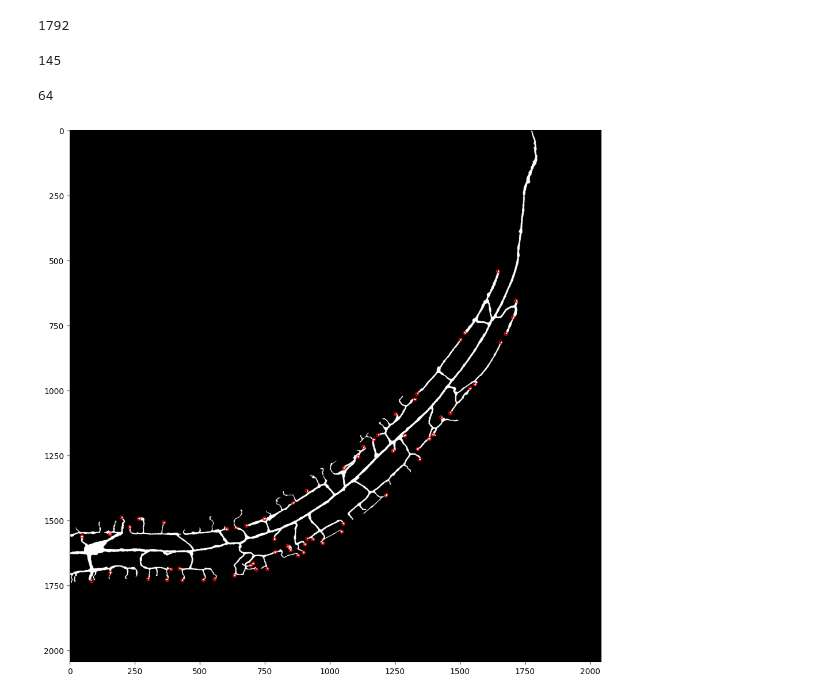
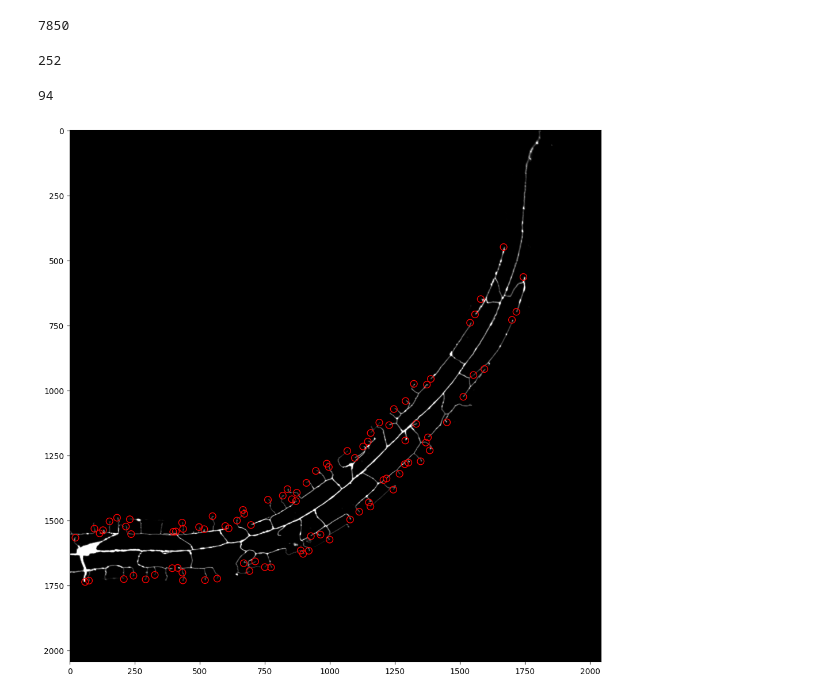
Before and after one commit to nghess/worm-warp, a Jupyter notebook: template_matching.ipynb, the cells around one changed output. Saved outputs shown, nothing was run; the diff lists cells and outputs as text; code cells hidden in the pictures.

```diff
--- a/template_matching.ipynb
+++ b/template_matching.ipynb
@@ -55,31 +55,30 @@ def generate_features(win, feature, angle=0, thickness=1):
 # %%
 # Generate features to search for
 
-deg_ii = 3
-thickness = 2
+deg_ii = 1
 kernel = 13
 features = []
 
 for theta in range(0, 360, deg_ii):
     if theta % 2 == 0:
-        thickness = 2
+        thickness = 1
     else:
-        thickness = 5
+        thickness = 4
 
     feature = generate_features(kernel, feature="end", angle=theta, thickness=thickness)
     features.append(np.asarray(feature))
 # %%
-# Visualize end segment
-num_features = len(features)
-# Create a figure and a set of subplots
-fig, axs = plt.subplots(1, num_features, figsize=(num_features * 5, 5))
+# # Visualize end segment
+# num_features = len(features)
+# # Create a figure and a set of subplots
+# fig, axs = plt.subplots(2, num_features//4, figsize=(num_features, 5))
 
-for ii, feature in enumerate(features):
-    # Plot image in subplot
-    axs[ii].imshow(feature, cmap='gray')
-    axs[ii].axis('off')  # Turn off axis
+# for ii, feature in enumerate(features):
+#     # Plot image in subplot
+#     axs[ii].imshow(feature, cmap='gray')
+#     axs[ii].axis('off')  # Turn off axis
 
 
-# Show the plot
-plt.tight_layout()
-plt.show()
+# # Show the plot
+# plt.tight_layout()
+# plt.show()
@@ -88,6 +85,6 @@ plt.show()
 # %%
 # Load image
-image = cv2.imread('test_sequence/image1.png', cv2.IMREAD_GRAYSCALE)
+image = cv2.imread('test_sequence/image2.png', cv2.IMREAD_GRAYSCALE)
 
 # Process image to eliminate floating regions
 N = 200 # Minimum number of pixels per region
@@ -108,7 +105,7 @@ for contour in contours:
 img = cv2.bitwise_and(image, image, mask=mask)
 
 # Threshold image
-_, img = cv2.threshold(img, 5, 255, cv2.THRESH_BINARY)
+_, img = cv2.threshold(img, 1, 255, cv2.THRESH_BINARY)
 img = img.astype(np.uint8)*255
 # %%
 # Find features via template matching
@@ -130,7 +127,7 @@ for feature in features:
 knots = [(x, y) for arr1, arr2 in knots for x, y in zip(arr1, arr2)]
 len(knots)
 # %% [output]
-1792
+7850
 # %%
 # Filter out too-similar points in the array
 occurrences = {}
@@ -149,7 +146,7 @@ for row in knots:
 knots = filtered_rows
 len(knots)
 # %% [output]
-145
+252
 # %%
 # Remove any near-duplicate rows
 
@@ -179,21 +176,21 @@ def remove_similar_rows(arr, thresh):
 knots = remove_similar_rows(knots, threshold)
 print(len(knots))
 # %% [output]
-64
+94
 # %%
 # Plot Vertices on image
 fig, ax = plt.subplots(figsize=(12, 12))
-ax.imshow(img, cmap='gray')
+ax.imshow(image, cmap='gray')
 
 # Get template matching offsets
 w, h = template.shape[::-1]
 
 # Adding circles at each knot
 for xi, yi in knots:
-    circle = Circle((yi+w//2, xi+h//2,), radius=(kernel//2), fill=False, edgecolor='red', linewidth=1)
+    circle = Circle((yi+w//2, xi+h//2,), radius=(kernel), fill=False, edgecolor='red', linewidth=1)
     ax.add_patch(circle)
 # %% [output]
-[figure, old version]
+[figure, new version]
 # %%
 # Plot Template match image
 fig, ax = plt.subplots(figsize=(img.shape[0]/100, img.shape[0]/100))
```
Also changed, not shown: parts of 4 cells of this notebook.
